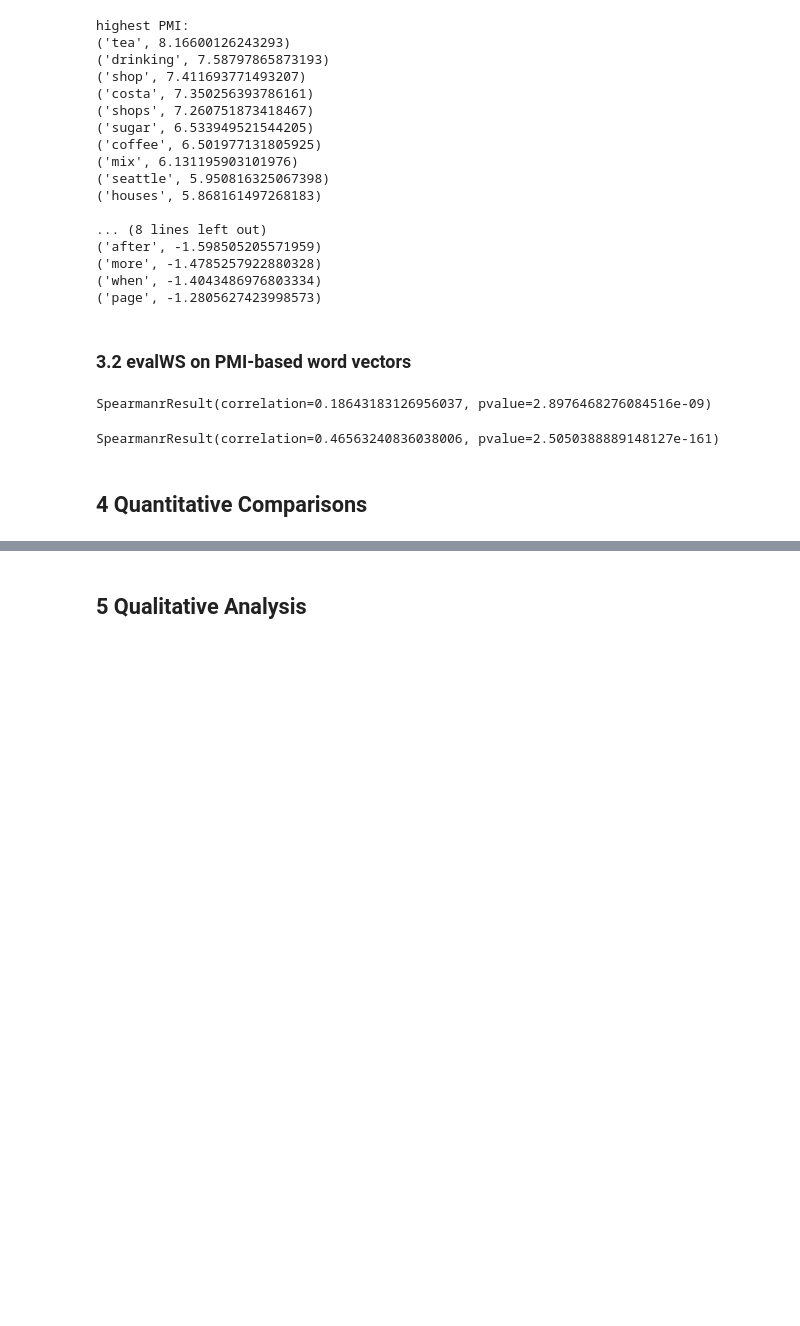
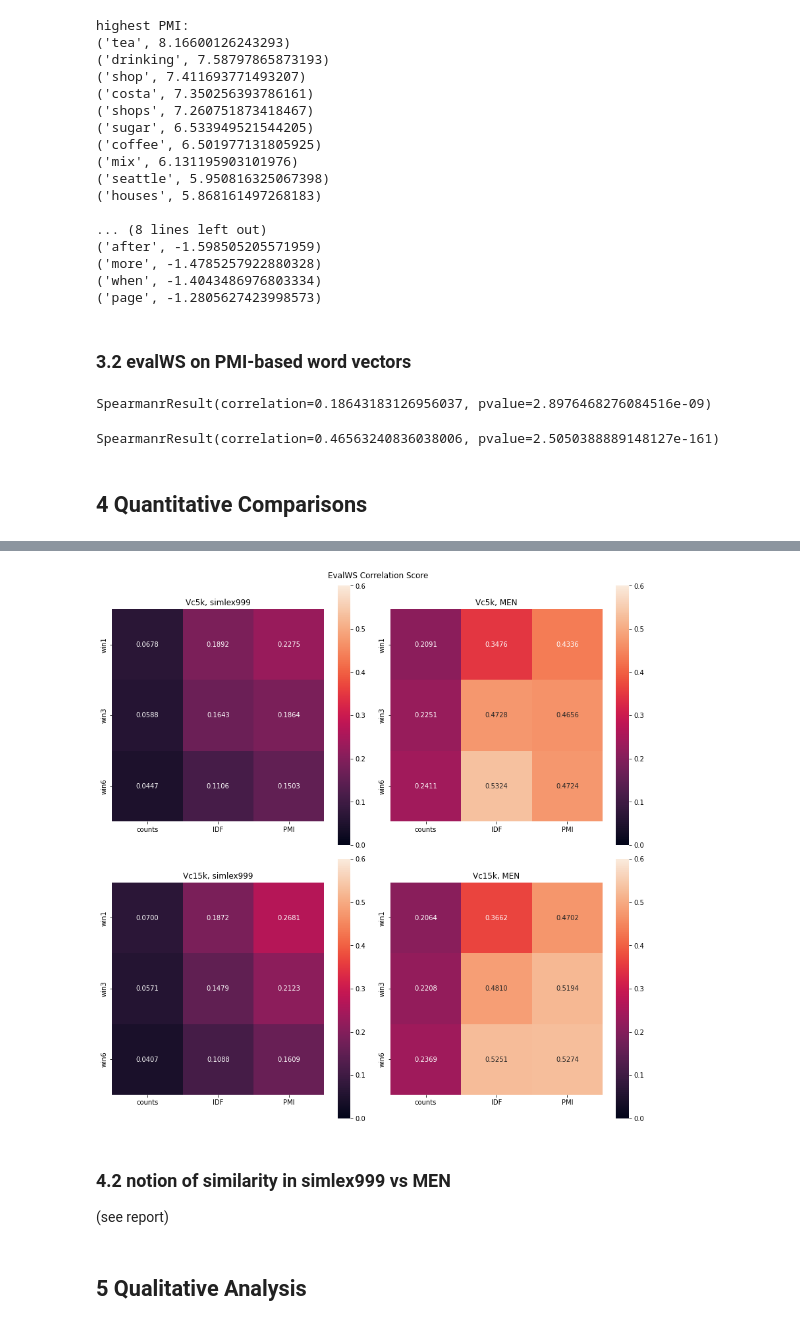
Before and after one commit to shaangao/distributional-word-vectors, a Jupyter notebook: distrib_word_vec.ipynb, the cells around one changed output, grey strips where cells are left out. Cells and saved outputs as stored; diff of their text form; code cells hidden in the pictures; blank space fills up the shorter version.

```diff
--- a/distrib_word_vec.ipynb
+++ b/distrib_word_vec.ipynb
@@ -445,7 +452,8 @@ evalWS(word_pairs=simlex999_words, wv=wv_V15k_Vc5k_win3_PMI, Vc=vocab5k, true_si
 SpearmanrResult(correlation=0.18643183126956037, pvalue=2.8976468276084516e-09)
 # %%
 # evaluate on MEN
-evalWS(word_pairs=MEN_words, wv=wv_V15k_Vc5k_win3_PMI, Vc=vocab5k, true_sims=MEN_sims)
+eval_V15k_Vc5k_win3_PMI_MEN = evalWS(word_pairs=MEN_words, wv=wv_V15k_Vc5k_win3_PMI, Vc=vocab5k, true_sims=MEN_sims)
+eval_V15k_Vc5k_win3_PMI_MEN
 # %% [output]
 SpearmanrResult(correlation=0.46563240836038006, pvalue=2.5050388889148127e-161)
 # %% [markdown]
@@ -452,0 +561,6 @@ SpearmanrResult(correlation=0.46563240836038006, pvalue=2.5050388889148127e-161)
+# %%
+# w = 1, Vc = vocab15kws
+# shape: num methods (counts, IDF, PMI) x num test dataset (simlex999, MEN)
+
+eval_V15k_Vc15k_win1_MxT = train_eval_3wv(corpus_path=corpus_path, V=vocab15kws, Vc=vocab15kws, w=1)
+eval_V15k_Vc15k_win1_MxT
@@ -452,0 +572,9 @@ SpearmanrResult(correlation=0.46563240836038006, pvalue=2.5050388889148127e-161)
+# %%
+# putting all results together
+# shape: (Vc5k, Vc15k) x (win1, win3, win6) x (counts, IDF, PMI) x (simlex, MEN)
+
+eval_V15k = np.stack([
+                np.stack([eval_V15k_Vc5k_win1_MxT, eval_V15k_Vc5k_win3_MxT, eval_V15k_Vc5k_win6_MxT]),
+                np.stack([eval_V15k_Vc15k_win1_MxT, eval_V15k_Vc15k_win3_MxT, eval_V15k_Vc15k_win6_MxT])
+            ])
+eval_V15k.shape
@@ -453,2 +588,63 @@ SpearmanrResult(correlation=0.46563240836038006, pvalue=2.5050388889148127e-161)
+# %%
+# methods x win
+
+fig, ax = plt.subplots(figsize=(12, 12), nrows=2, ncols=2)
+
+
+ax[0][0].set_title('Vc5k, simlex999')
+sns.heatmap(eval_V15k[0,:,:,0],
+            fmt='.4f',
+            vmin=0,
+            vmax=0.6,
+            annot=True,
+            square=True,
+            xticklabels=['counts', 'IDF', 'PMI'],   # x axis is dim 2 in slice
+            yticklabels=['win1', 'win3', 'win6'],   # y axis is dim 1 in slice
+            ax=ax[0][0])
+
+
+ax[0][1].set_title('Vc5k, MEN')
+sns.heatmap(eval_V15k[0,:,:,1],
+            fmt='.4f',
+            vmin=0,
+            vmax=0.6,
+            annot=True,
+            square=True,
+            xticklabels=['counts', 'IDF', 'PMI'],
+            yticklabels=['win1', 'win3', 'win6'],
+            ax=ax[0][1])
+
+
+ax[1][0].set_title('Vc15k, simlex999')
+sns.heatmap(eval_V15k[1,:,:,0],
+            fmt='.4f',
+            vmin=0,
+            vmax=0.6,
+            annot=True,
+            square=True,
+            xticklabels=['counts', 'IDF', 'PMI'],
+            yticklabels=['win1', 'win3', 'win6'],
+            ax=ax[1][0])
+
+
+ax[1][1].set_title('Vc15k, MEN')
+sns.heatmap(eval_V15k[1,:,:,1],
+            fmt='.4f',
+            vmin=0,
+            vmax=0.6,
+            annot=True,
+            square=True,
+            xticklabels=['counts', 'IDF', 'PMI'],
+            yticklabels=['win1', 'win3', 'win6'],
+            ax=ax[1][1])
+
+
+plt.suptitle('EvalWS Correlation Score')
+plt.tight_layout()
+# %% [output]
+[figure, added]
+# %% [markdown]
+### 4.2 notion of similarity in simlex999 vs MEN
+(see report)
 # %% [markdown]
 ## 5 Qualitative Analysis
```
Also changed, not shown: parts of 16 cells of this notebook, 1 other file.
